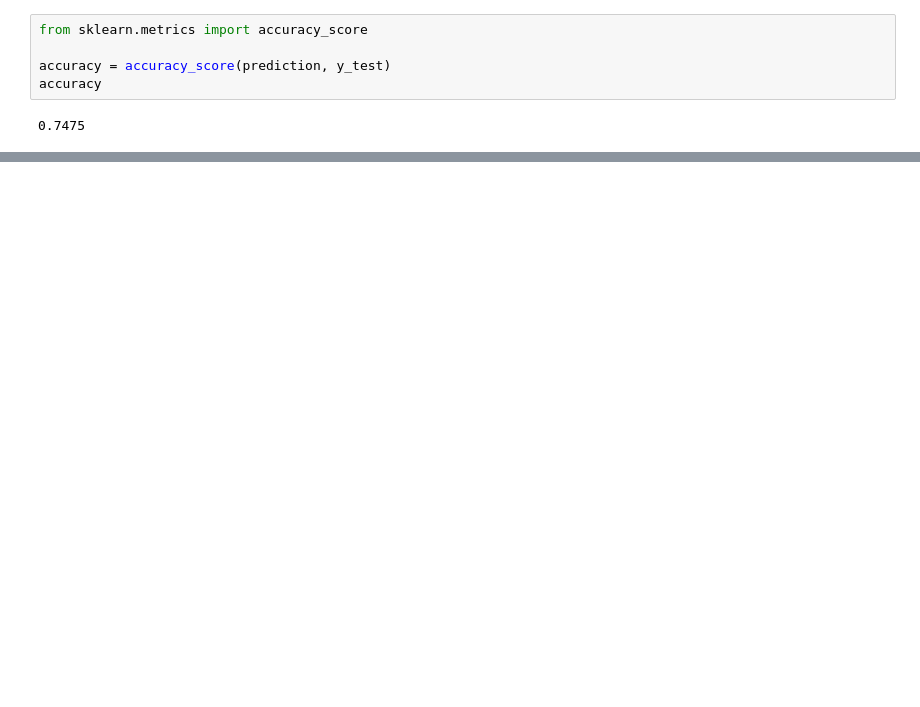
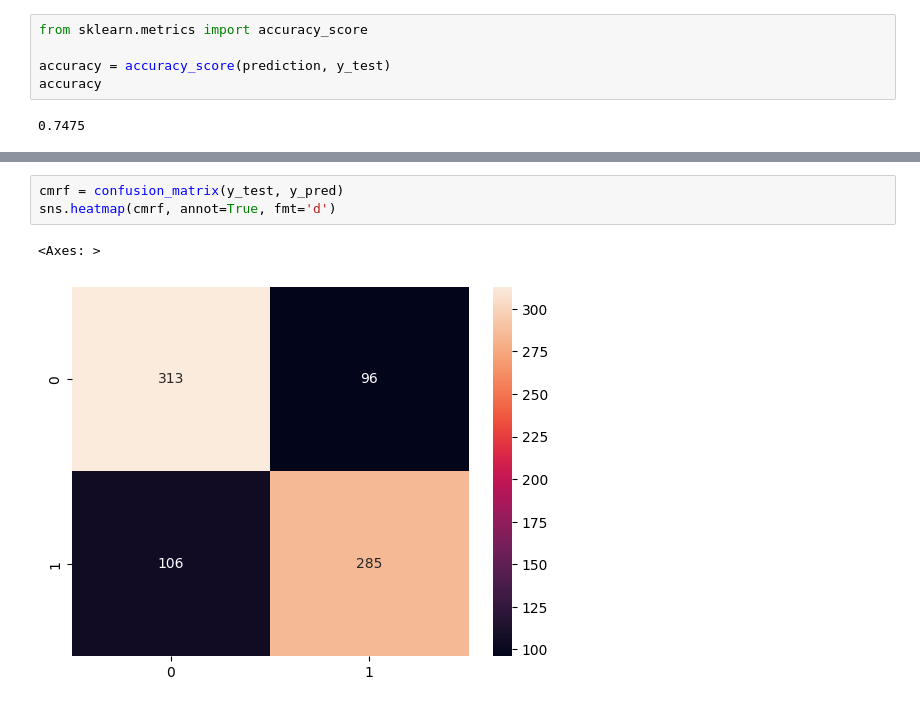
Before and after one commit to Anqi-Wang-aug/predict-apple-quality-GaussianNB, a Jupyter notebook: predict-apple-quality-with-gaussiannb.ipynb, the cells around one changed output, grey strips where cells are left out. Cells and saved outputs as stored; diff of their text form; blank space fills up the shorter version.

```diff
--- a/predict-apple-quality-with-gaussiannb.ipynb
+++ b/predict-apple-quality-with-gaussiannb.ipynb
@@ -266,0 +301,6 @@ Still this
+# %%
+cmrf = confusion_matrix(y_test, y_pred)
+sns.heatmap(cmrf, annot=True, fmt='d')
+# %% [output]
+<Axes: >
+[figure, added]
```
Also changed, not shown: parts of 14 cells of this notebook.
